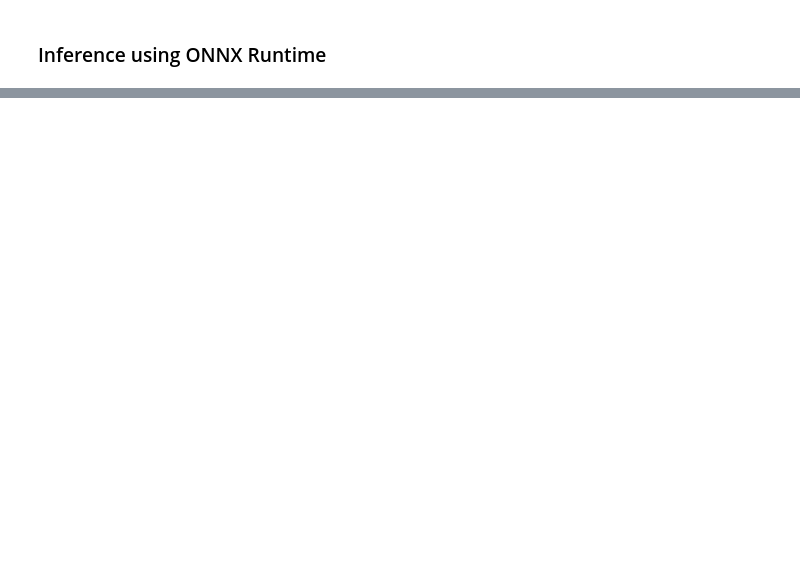
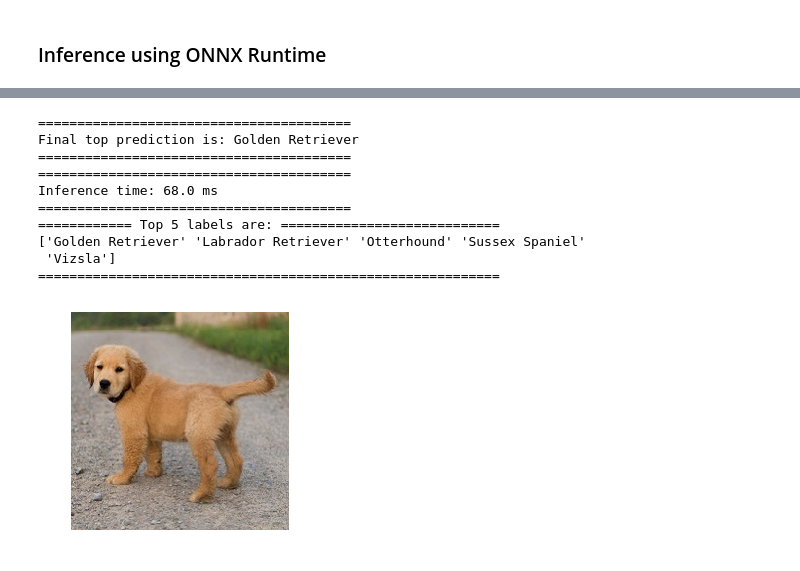
Before and after one commit to onnx/onnx-docker, a Jupyter notebook: onnx-ecosystem/inference_demos/resnet50_modelzoo_onnxruntime_inference.ipynb, the cells around one changed output, grey strips where cells are left out. Saved outputs shown, nothing was run; the diff lists cells and outputs as text; code cells hidden in the pictures; blank space fills up the shorter version.

Commit message:
updating resnet50 notebook with inference demo example (#9)

```diff
--- a/onnx-ecosystem/inference_demos/resnet50_modelzoo_onnxruntime_inference.ipynb
+++ b/onnx-ecosystem/inference_demos/resnet50_modelzoo_onnxruntime_inference.ipynb
@@ -69,0 +153,36 @@ print('ONNX Runtime outputs are similar to reference outputs!')
+# %%
+start = time.time()
+raw_result = session.run([], {input_name: input_data})
+end = time.time()
+res = postprocess(raw_result)
+# %%
+inference_time = np.round((end - start) * 1000, 2)
+idx = np.argmax(res)
+
+print('========================================')
+print('Final top prediction is: ' + labels[idx])
+print('========================================')
+
+print('========================================')
+print('Inference time: ' + str(inference_time) + " ms")
+print('========================================')
+
+sort_idx = np.flip(np.squeeze(np.argsort(res)))
+print('============ Top 5 labels are: ============================')
+print(labels[sort_idx[:5]])
+print('===========================================================')
+
+plt.axis('off')
+display_image = plt.imshow(image)
+# %% [output]
+========================================
+Final top prediction is: Golden Retriever
+========================================
+========================================
+Inference time: 68.0 ms
+========================================
+============ Top 5 labels are: ============================
+['Golden Retriever' 'Labrador Retriever' 'Otterhound' 'Sussex Spaniel'
+ 'Vizsla']
+===========================================================
+[figure, added]
```
Also changed, not shown: parts of 9 cells of this notebook, 2 other files.
